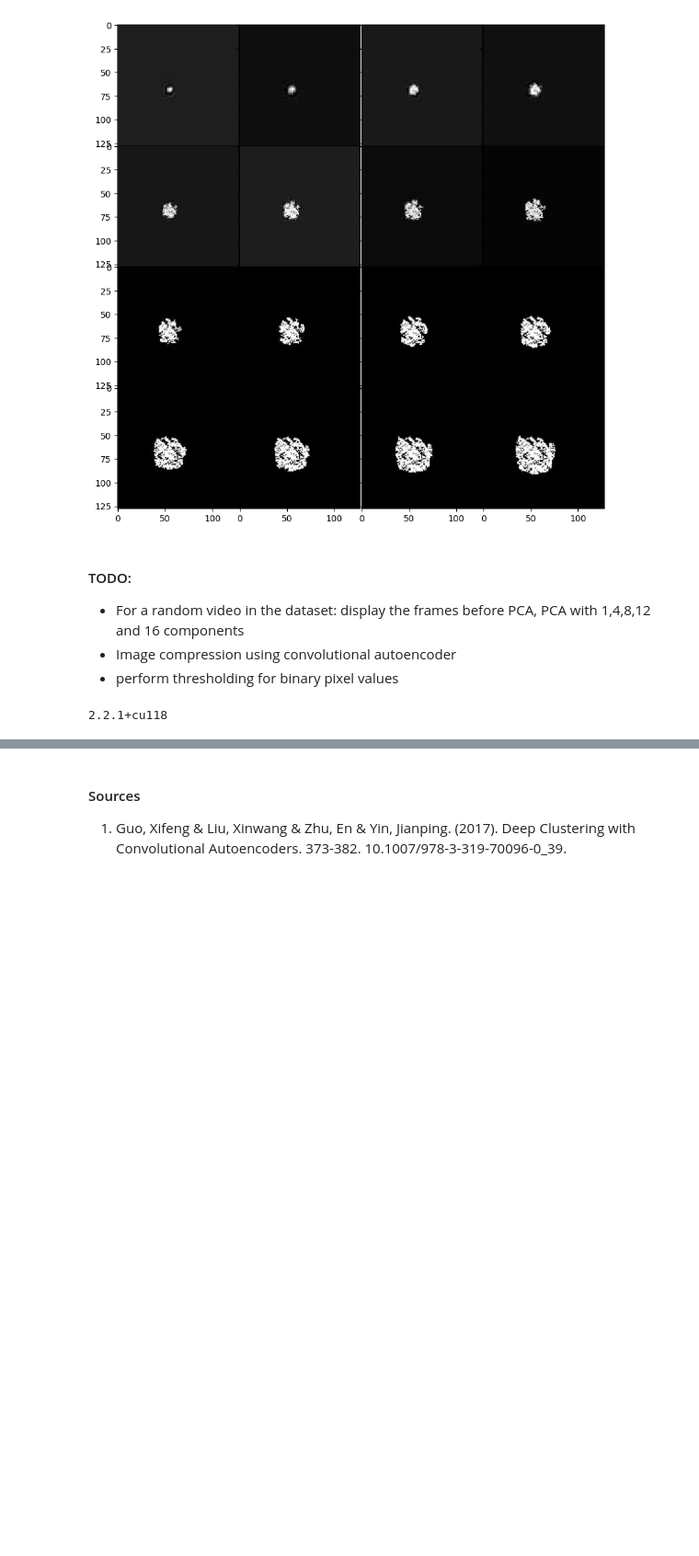
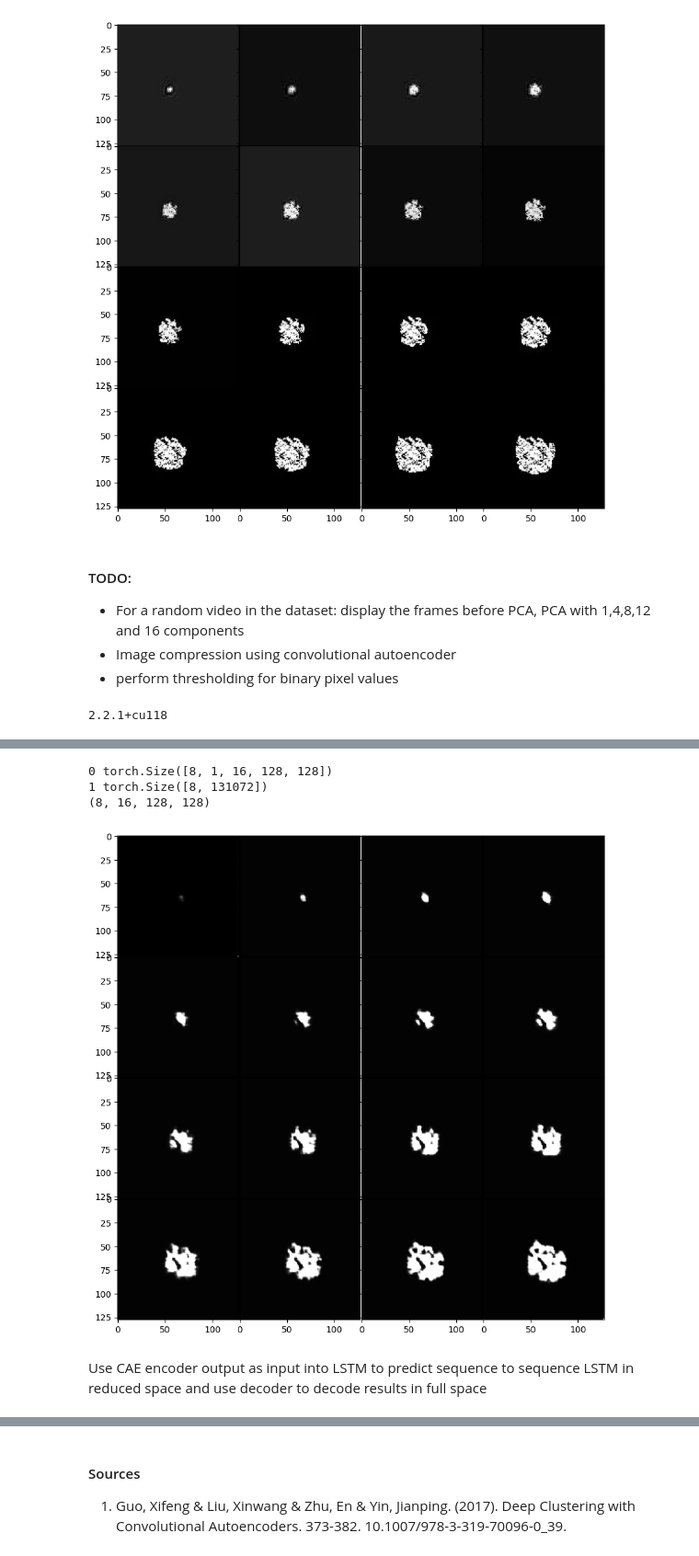
Before and after one commit to Kishok-S-123/Fire_Chimney, a Jupyter notebook: fire_chimney.ipynb, the cells around one changed output, grey strips where cells are left out. Shown at 92% size. Cells and saved outputs as stored; diff of their text form; code cells hidden in the pictures; blank space fills up the shorter version.

```diff
--- a/fire_chimney.ipynb
+++ b/fire_chimney.ipynb
@@ -249,0 +320,14 @@ display_frames(results[4,:,:,:])
+# %%
+with torch.no_grad():
+    meow = model(test_norm_vids)
+
+peak = torch.squeeze(meow,1).cpu().numpy()
+print(peak.shape)
+display_frames(peak[4,:,:,:])
+# %% [output]
+0 torch.Size([8, 1, 16, 128, 128])
+1 torch.Size([8, 131072])
+(8, 16, 128, 128)
+[figure, added]
+# %% [markdown]
+Use CAE encoder output as input into LSTM to predict sequence to sequence LSTM in reduced space and use decoder to decode results in full space
```
Also changed, not shown: parts of 6 cells of this notebook.
